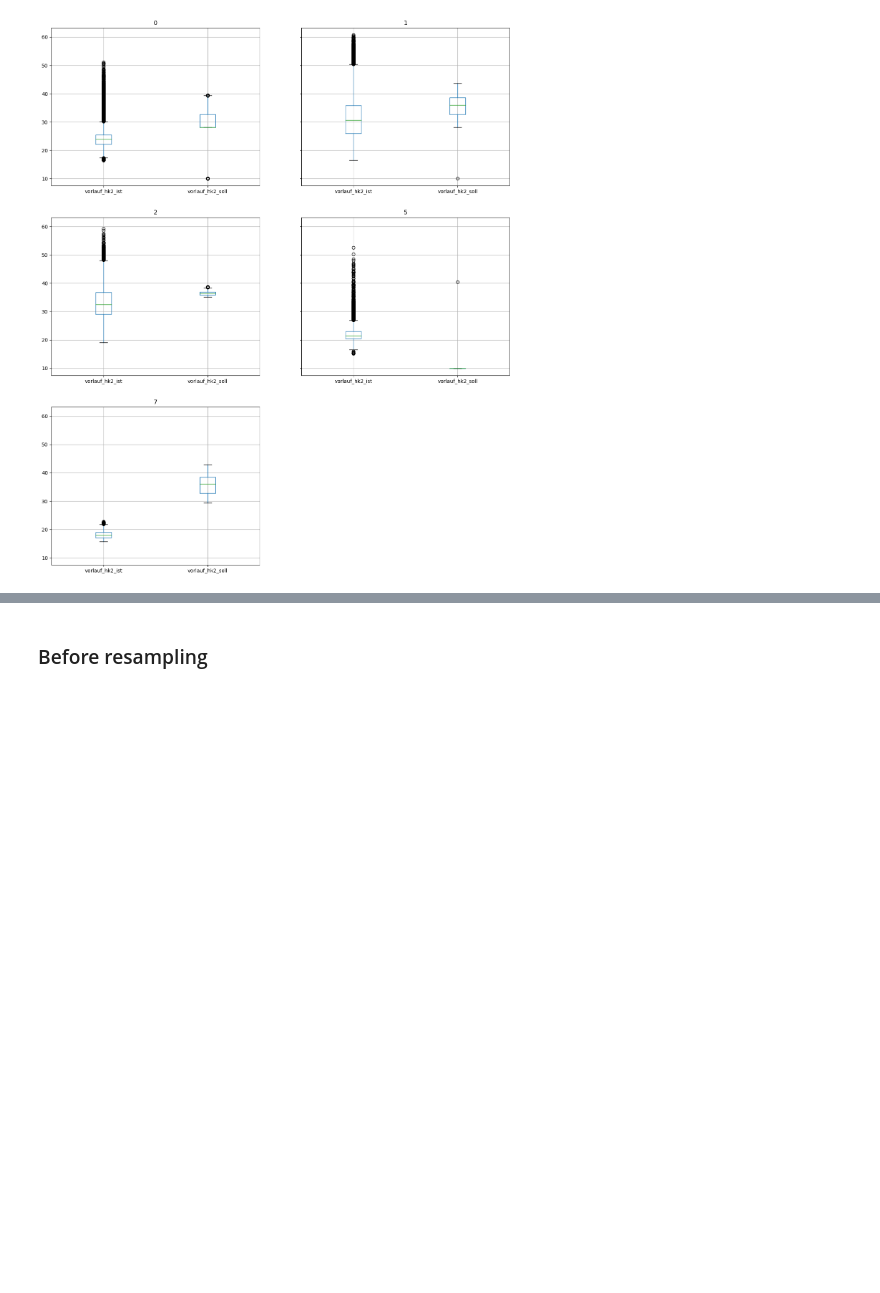
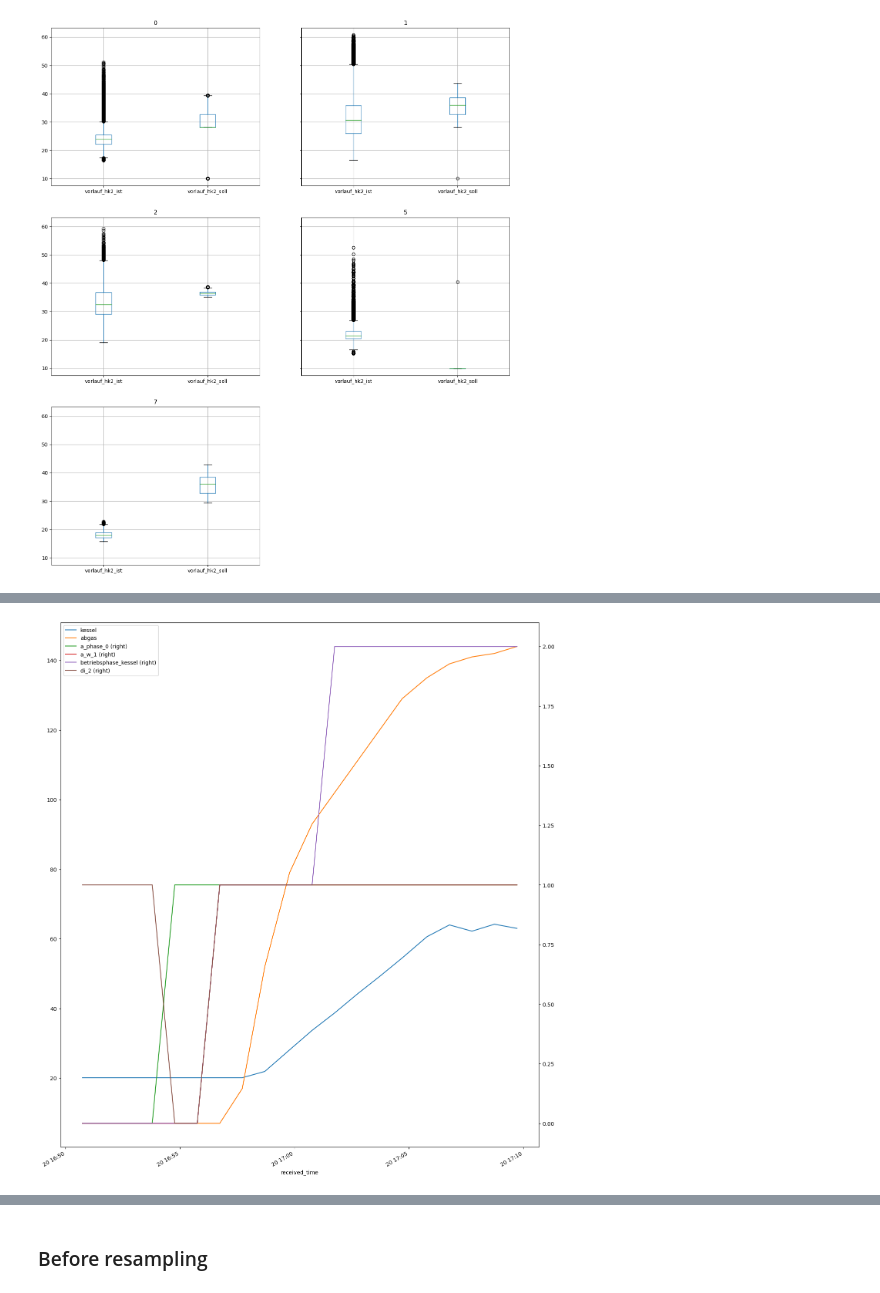
Before and after one commit to Joelius300/HeatingDataMonitor, a Jupyter notebook: forecasting/playing_around_with_1-min_data.ipynb, the cells around one changed output, grey strips where cells are left out. Saved outputs shown, nothing was run; the diff lists cells and outputs as text; code cells hidden in the pictures; blank space fills up the shorter version.

```diff
--- a/forecasting/playing_around_with_1-min_data.ipynb
+++ b/forecasting/playing_around_with_1-min_data.ipynb
@@ -165,0 +178,12 @@ _ = df[['vorlauf_hk2_ist', 'vorlauf_hk2_soll', 'betriebsphase_hk2']].groupby(df[
+# %%
+df.a_phase_0 = df.a_phase_0.astype(int) # Saugzug-Gebläse
+df.a_w_1 = df.a_w_1.astype(int) # Primärluftklappe
+df.betriebsphase_kessel = df.betriebsphase_kessel.astype(int)
+df.di_2 = df.di_2.astype(int) # Fülltür
+df[(df.index > '2020-06-20T16:50:00') & (df.index < '2020-06-20T17:10:00')].plot(y=["kessel", "abgas", "a_phase_0", "a_w_1", "betriebsphase_kessel", "di_2"], secondary_y=["a_phase_0", "a_w_1", "betriebsphase_kessel", "di_2"])
+df.a_phase_0 = df.a_phase_0.astype(bool)
+df.a_w_1 = df.a_w_1.astype(bool)
+df.betriebsphase_kessel = df.betriebsphase_kessel.astype('category')
+df.di_2 = df.di_2.astype(bool)
+# %% [output]
+[figure, added]
```
Also changed, not shown: parts of 21 cells of this notebook.
